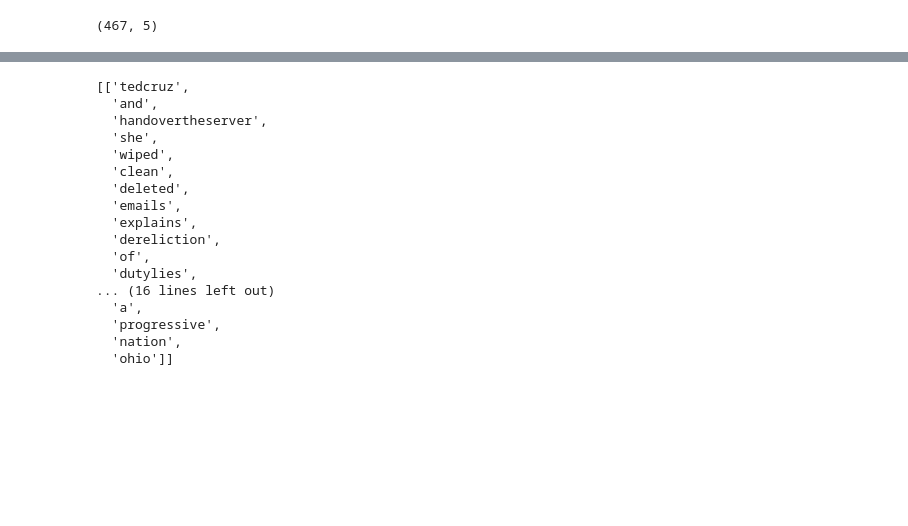
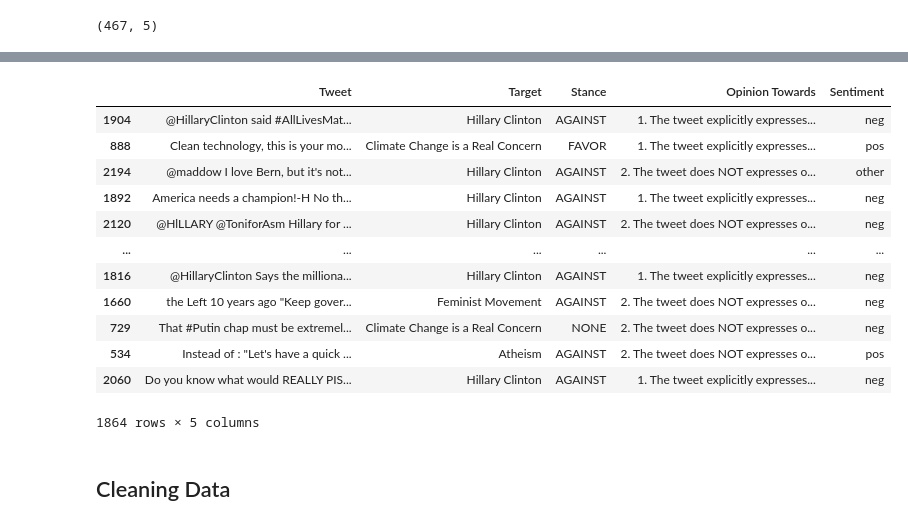
Before and after one commit to jamjewel/Stance-Classification-in-Tweets-using-NLP, a Jupyter notebook: DeepLearningAssignment2-Copy1.ipynb, the cells around one changed output, grey strips where cells are left out. Drawn from its saved outputs; the diff is of its cells as text; code cells hidden in the pictures; blank space fills up the shorter version.

Commit message:
Data Cleaning and engineering

```diff
--- a/DeepLearningAssignment2-Copy1.ipynb
+++ b/DeepLearningAssignment2-Copy1.ipynb
@@ -174,20 +113,18 @@ for line in lines:
-# %%
-tweet_lines[:2]
-# %% [output]
-[['tedcruz',
-  'and',
-  'handovertheserver',
-  'she',
-  'wiped',
-  'clean',
-  'deleted',
-  'emails',
-  'explains',
-  'dereliction',
-  'of',
-  'dutylies',
-... (16 lines left out)
-  'a',
-  'progressive',
-  'nation',
-  'ohio']]
+# %%
+training_data
+# %% [output]
+|  | Tweet | Target | Stance | Opinion Towards | Sentiment |
+| 1904 | @HillaryClinton said #AllLivesMat... | Hillary Clinton | AGAINST | 1. The tweet explicitly expresses... | neg |
+| 888 | Clean technology, this is your mo... | Climate Change is a Real Concern | FAVOR | 1. The tweet explicitly expresses... | pos |
+| 2194 | @maddow I love Bern, but it's not... | Hillary Clinton | AGAINST | 2. The tweet does NOT expresses o... | other |
+| 1892 | America needs a champion!-H No th... | Hillary Clinton | AGAINST | 1. The tweet explicitly expresses... | neg |
+| 2120 | @HlLLARY @ToniforAsm Hillary for ... | Hillary Clinton | AGAINST | 2. The tweet does NOT expresses o... | neg |
+| ... | ... | ... | ... | ... | ... |
+| 1816 | @HillaryClinton Says the milliona... | Hillary Clinton | AGAINST | 1. The tweet explicitly expresses... | neg |
+| 1660 | the Left 10 years ago "Keep gover... | Feminist Movement | AGAINST | 2. The tweet does NOT expresses o... | neg |
+| 729 | That #Putin chap must be extremel... | Climate Change is a Real Concern | NONE | 2. The tweet does NOT expresses o... | neg |
+| 534 | Instead of : "Let's have a quick ... | Atheism | AGAINST | 2. The tweet does NOT expresses o... | pos |
+| 2060 | Do you know what would REALLY PIS... | Hillary Clinton | AGAINST | 1. The tweet explicitly expresses... | neg |
+1864 rows × 5 columns
+# %% [markdown]
+## Cleaning Data
```
Also changed, not shown: parts of 20 cells of this notebook.
